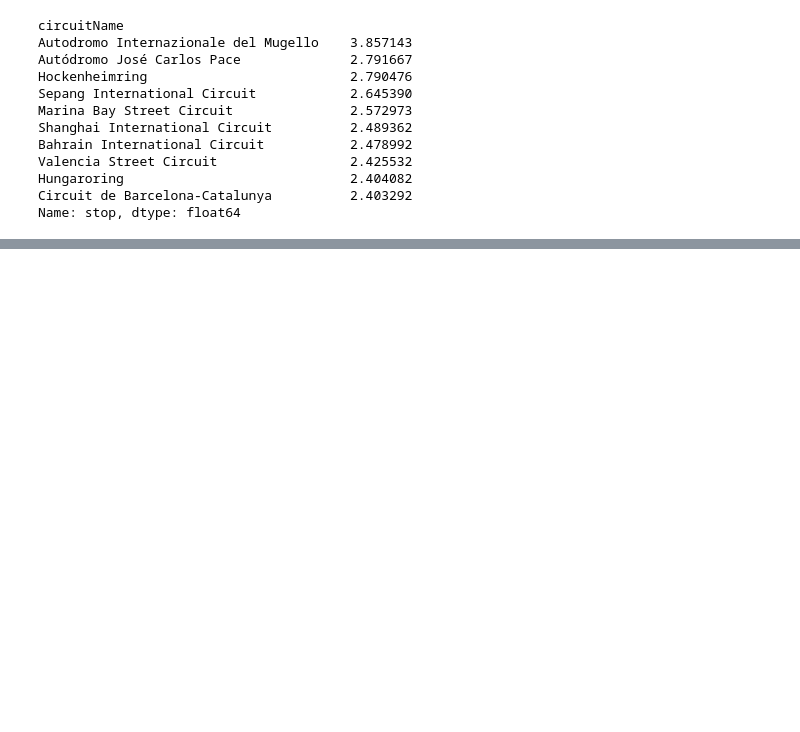
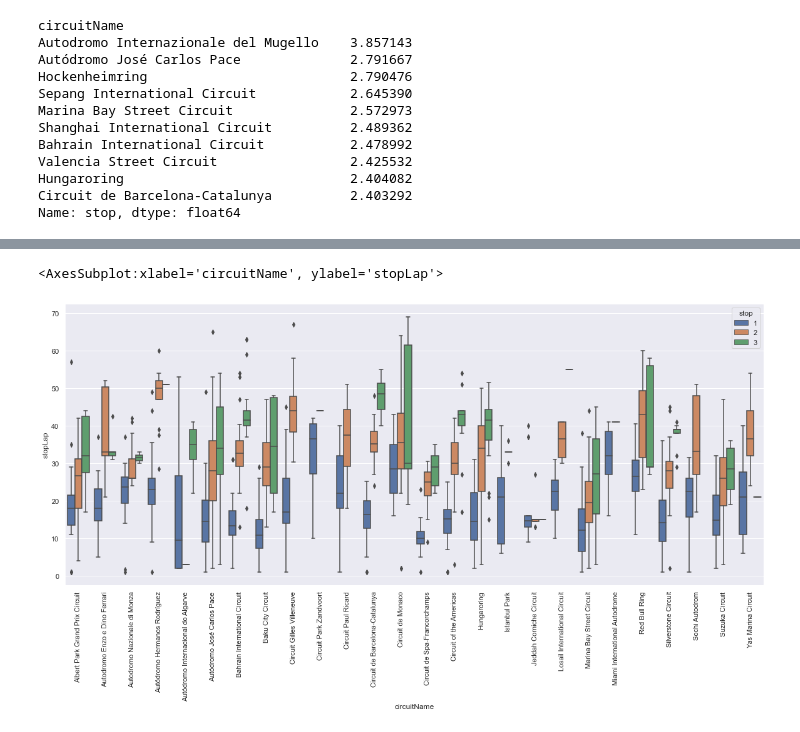
Before and after one commit to PraveenAyush/Formula-1-Analytics, a Jupyter notebook: pit_stop_analysis.ipynb, the cells around one changed output, grey strips where cells are left out. Saved outputs shown, nothing was run; the diff lists cells and outputs as text; code cells hidden in the pictures; blank space fills up the shorter version.

Commit message:
updated with pit stop windows

```diff
--- a/pit_stop_analysis.ipynb
+++ b/pit_stop_analysis.ipynb
@@ -251,0 +259,4 @@ fig.show()
+# %%
+# Picking only those rows with circuitId in the set circuit_ids
+filtered_df = df[(df['circuitId'].isin(circuit_ids)) & (df['statusId'].isin([1,11,12,13]))]
+filtered_df.head()
@@ -251,0 +270,4 @@ fig.show()
+# %%
+# Selecting columns with year>=2014
+filtered_df = filtered_df[filtered_df['year'] >= 2014]
+filtered_df.head()
@@ -251,0 +281,7 @@ fig.show()
+# %%
+# Splitting dataset into those who ended up gaining positions at the end of the race and those who didn't
+gained_df = filtered_df[filtered_df['positionOrder'] < filtered_df['grid']]
+lost_df = filtered_df[filtered_df['positionOrder'] >= filtered_df['grid']]
+# %%
+gained_stops_df = gained_df.groupby(by=['circuitName', 'stop', 'driverId']).agg(stopLap=('lap','mean'), raceLaps=('laps', 'max')).reset_index()
+gained_stops_df
@@ -251,0 +302,8 @@ fig.show()
+# %%
+plt.xticks(rotation=90)
+gained_stops_df = gained_stops_df[gained_stops_df['stop'].isin([1, 2, 3])]
+sns.boxplot(x=gained_stops_df['circuitName'],
+            y=gained_stops_df['stopLap'], hue=gained_stops_df['stop'])
+# %% [output]
+<AxesSubplot:xlabel='circuitName', ylabel='stopLap'>
+[figure, added]
```
Also changed, not shown: parts of 7 cells of this notebook.
